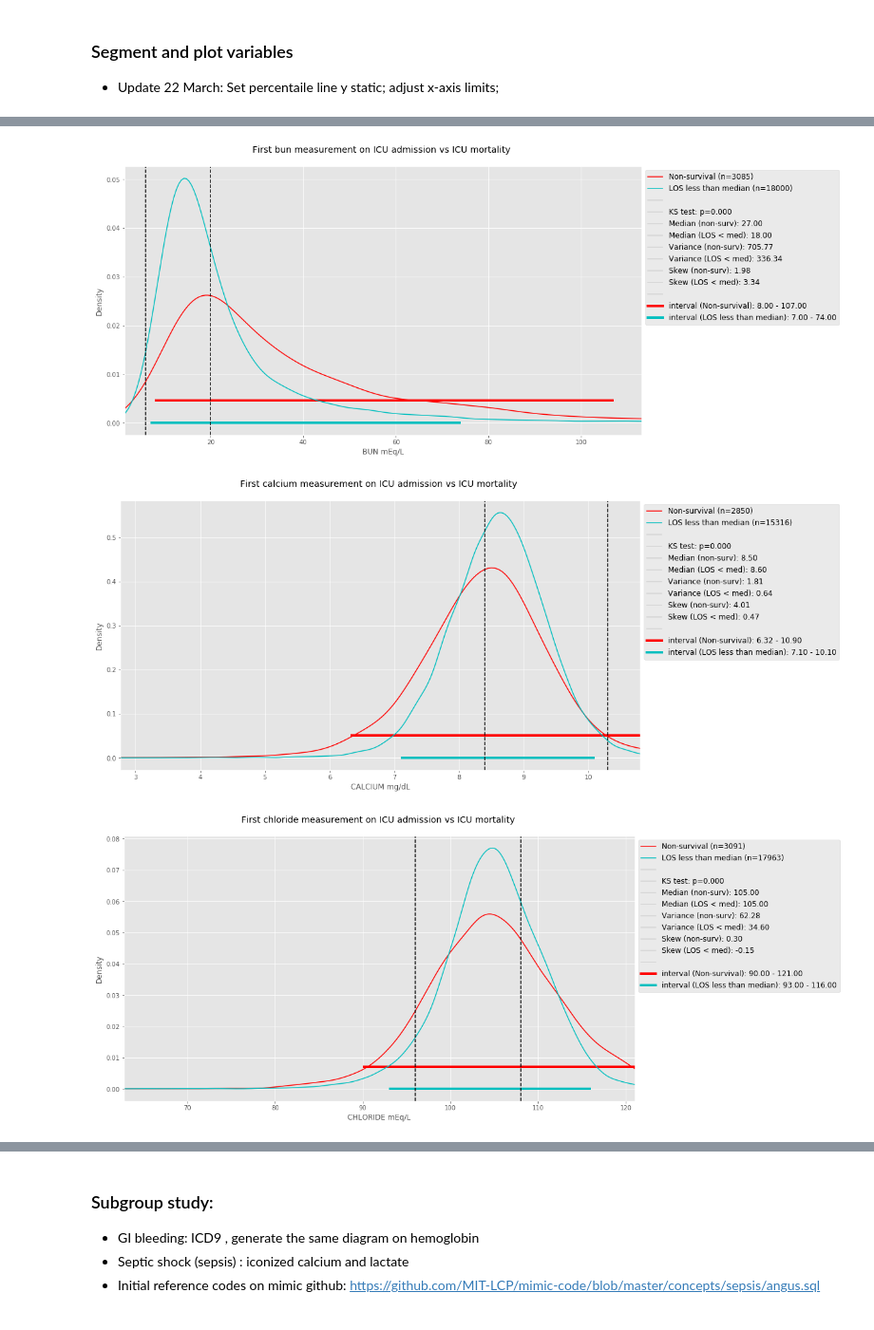
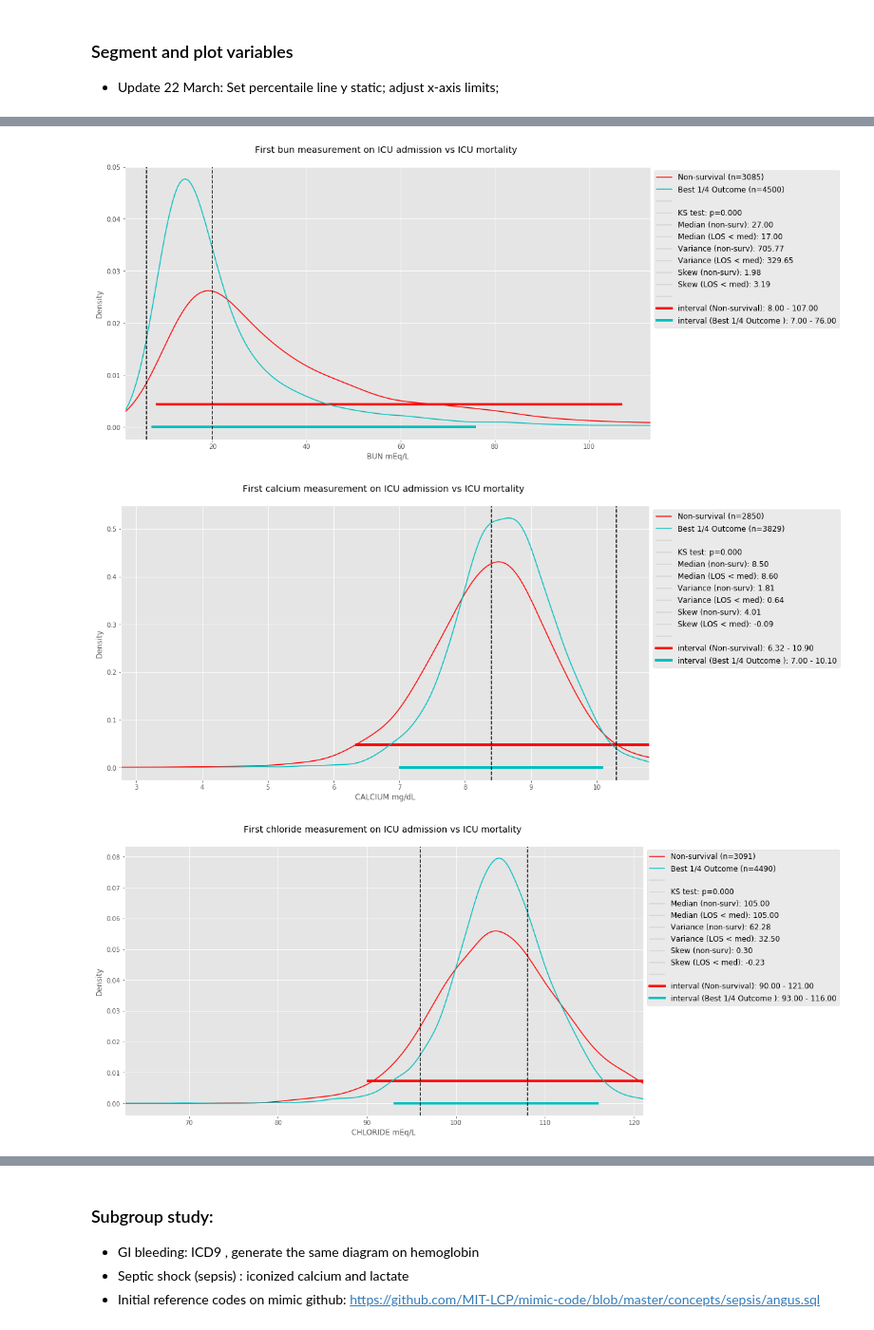
Before and after one commit to nus-mornin-lab/First_Lab, a Jupyter notebook: first_lab_figures.ipynb, the cells around one changed output, grey strips where cells are left out. Shown at 95% size. Cells and saved outputs as stored; diff of their text form; code cells hidden in the pictures.

Commit message:
Choose best 1/4 outcomes

```diff
--- a/first_lab_figures.ipynb
+++ b/first_lab_figures.ipynb
@@ -111,14 +111,14 @@ for l, u in iter(sorted(labs.iteritems())):
 
     n_nonsurv = data[l.lower()+'_1st'][data.mort_icu==1].dropna().count()
     n_less = data[l.lower()+'_1st'][cond_less].dropna().count()
-
+    quater = n_less / 4
     # get median, variance, skewness
     med_nonsurv = data[l.lower()+'_1st'][data.mort_icu==1].dropna().median()
-    med_less = data[l.lower()+'_1st'][cond_less].dropna().median()
+    med_less = data[l.lower()+'_1st'][cond_less].head(quater).dropna().median()
     var_nonsurv = data[l.lower()+'_1st'][data.mort_icu==1].dropna().var()
-    var_less = data[l.lower()+'_1st'][cond_less].dropna().var()
+    var_less = data[l.lower()+'_1st'][cond_less].head(quater).dropna().var()
     skew_nonsurv = data[l.lower()+'_1st'][data.mort_icu==1].dropna().skew()
-    skew_less = data[l.lower()+'_1st'][cond_less].dropna().skew()
+    skew_less = data[l.lower()+'_1st'][cond_less].head(quater).dropna().skew()
 
     # Are the 2 samples drawn from the same continuous distribution?
     # Try Kolmogorov Smirnov test
@@ -129,8 +129,8 @@ for l, u in iter(sorted(labs.iteritems())):
     fig, ax = plt.subplots(figsize=(15,8))
     data[l.lower()+'_1st'][data.mort_icu==1].dropna().plot.kde(
         alpha=1.0,label='Non-survival (n={})'.format(n_nonsurv), color='r')
-    data[l.lower()+'_1st'][cond_less].dropna().plot.kde(
-        alpha=1.0,label='LOS less than median (n={})'.format(n_less), color='c')
+    data[l.lower()+'_1st'][cond_less].head(quater).dropna().plot.kde(
+        alpha=1.0,label='Best 1/4 Outcome (n={})'.format(quater), color='c')
 
     # fake plots for KS test, median, etc
     plt.plot([], label=' ',color='lightgray')
@@ -152,8 +152,8 @@ for l, u in iter(sorted(labs.iteritems())):
     # add 95% percentail
     a1 = data[l.lower()+'_1st'][data.mort_icu==1].quantile(0.025)
     a2 = data[l.lower()+'_1st'][data.mort_icu==1].quantile(0.975)
-    b1 = data[l.lower()+'_1st'][cond_less].quantile(0.025)
-    b2 = data[l.lower()+'_1st'][cond_less].quantile(0.975)
+    b1 = data[l.lower()+'_1st'][cond_less].head(quater).quantile(0.025)
+    b2 = data[l.lower()+'_1st'][cond_less].head(quater).quantile(0.975)
     #y1 = [0.005, 0.005]
     #y2 = [0.055, 0.055]
     dy = 0.5
@@ -168,7 +168,7 @@ for l, u in iter(sorted(labs.iteritems())):
     plt.plot([], label=' ', color='lightgray')
     plt.plot([], label='interval (Non-survival): {} - {}'.format(format(a1, '.2f'), format(a2, '.2f')),
                  color='red', linewidth=4)
-    plt.plot([], label='interval (LOS less than median): {} - {}'.format(format(b1, '.2f'), format(b2, '.2f')),
+    plt.plot([], label='interval (Best 1/4 Outcome ): {} - {}'.format(format(b1, '.2f'), format(b2, '.2f')),
                  color='c', linewidth=4)
 
 
@@ -190,3 +190,3 @@ for l, u in iter(sorted(labs.iteritems())):
-[figure, old version]
+[figure, new version]
-[figure, old version]
+[figure, new version]
-[figure, old version]
+[figure, new version]
```
Also changed, not shown: parts of 1 cell of this notebook.
